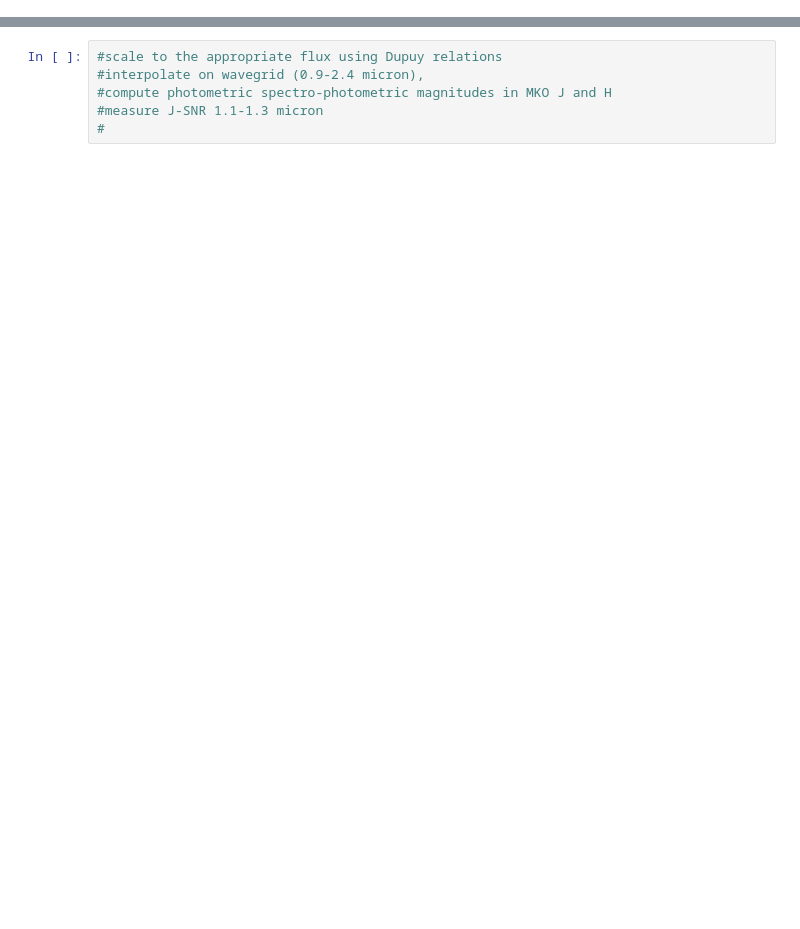
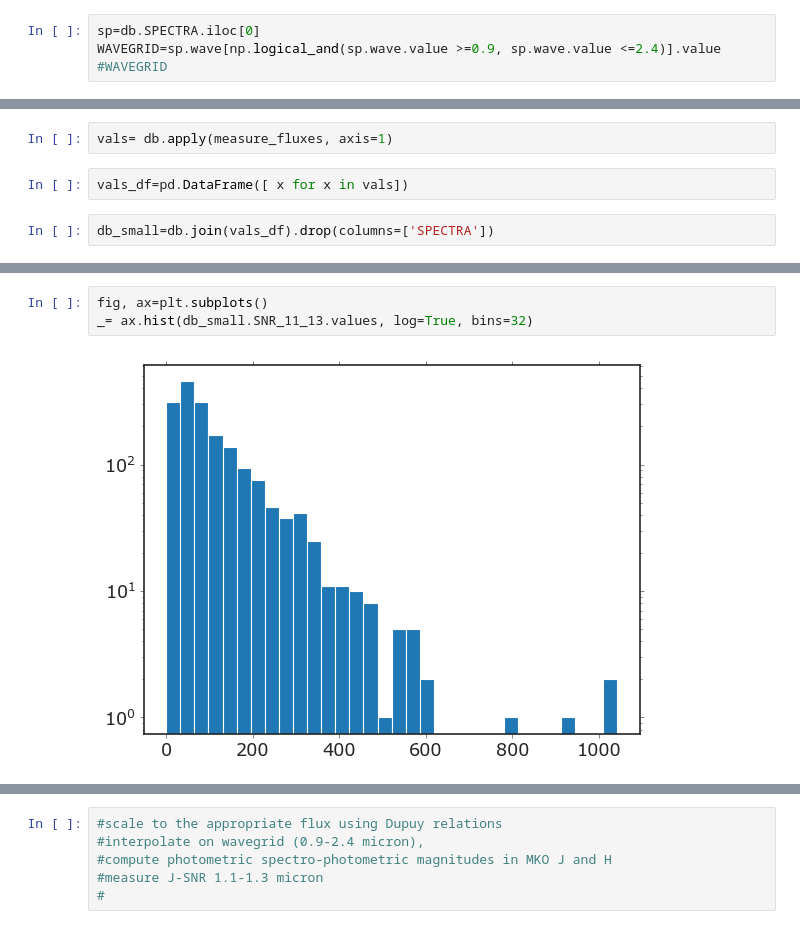
Before and after one commit to caganze/popsimdata, a Jupyter notebook: notebooks/Binaries Project Sample.ipynb, the cells around one changed output, grey strips where cells are left out. Drawn from its saved outputs; the diff is of its cells as text; blank space fills up the shorter version.

```diff
--- a/notebooks/Binaries Project Sample.ipynb
+++ b/notebooks/Binaries Project Sample.ipynb
@@ -120,0 +213,4 @@ plot_everything(db[~db.PASSED_INSPECTION].reset_index(drop=True), filename='reje
+# %%
+sp=db.SPECTRA.iloc[0]
+WAVEGRID=sp.wave[np.logical_and(sp.wave.value >=0.9, sp.wave.value <=2.4)].value
+#WAVEGRID
@@ -120,0 +259,6 @@ plot_everything(db[~db.PASSED_INSPECTION].reset_index(drop=True), filename='reje
+# %%
+vals= db.apply(measure_fluxes, axis=1)
+# %%
+vals_df=pd.DataFrame([ x for x in vals])
+# %%
+db_small=db.join(vals_df).drop(columns=['SPECTRA'])
@@ -120,0 +289,5 @@ plot_everything(db[~db.PASSED_INSPECTION].reset_index(drop=True), filename='reje
+# %%
+fig, ax=plt.subplots()
+_= ax.hist(db_small.SNR_11_13.values, log=True, bins=32)
+# %% [output]
+[figure, added]
```
Also changed, not shown: parts of 31 cells of this notebook, 5 other files.
